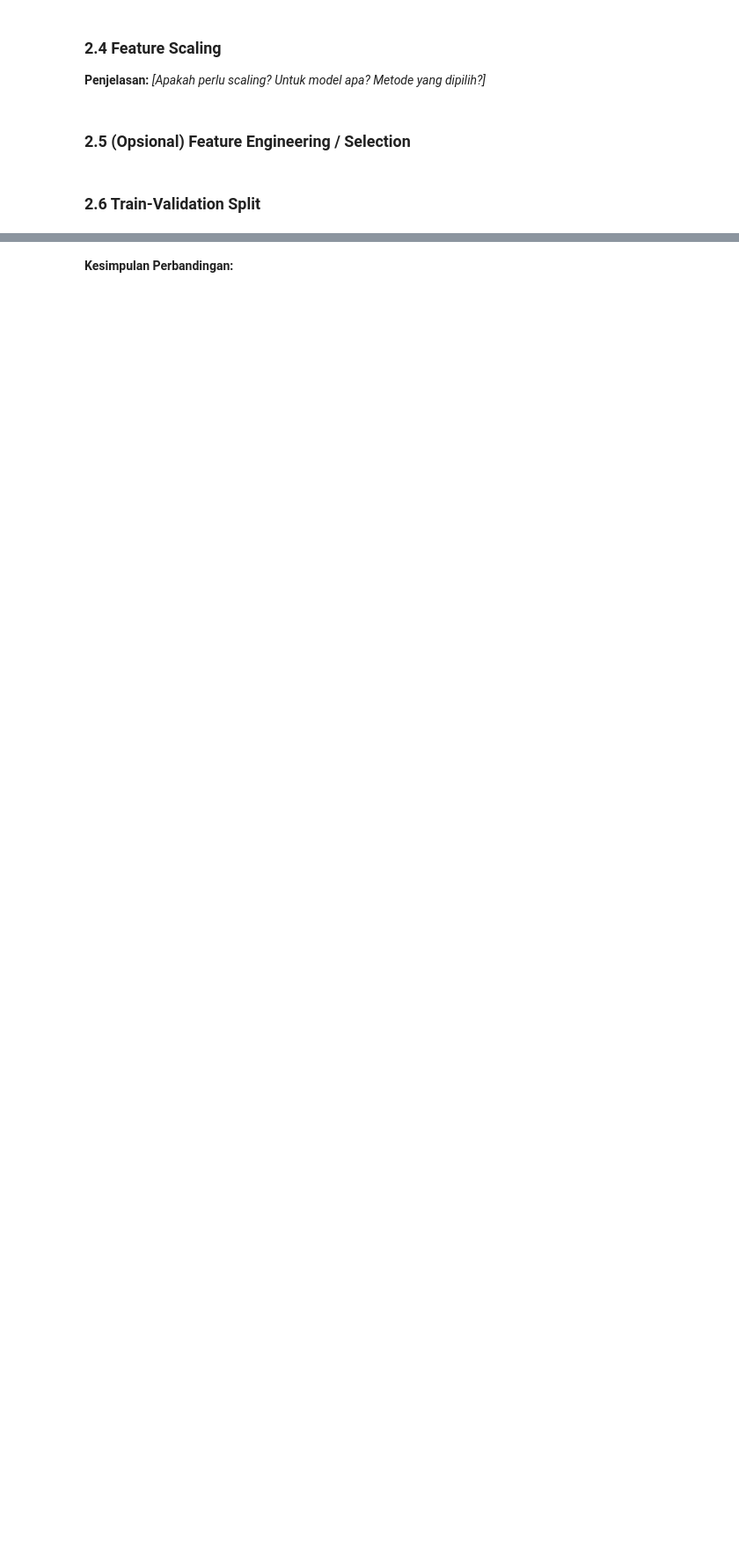
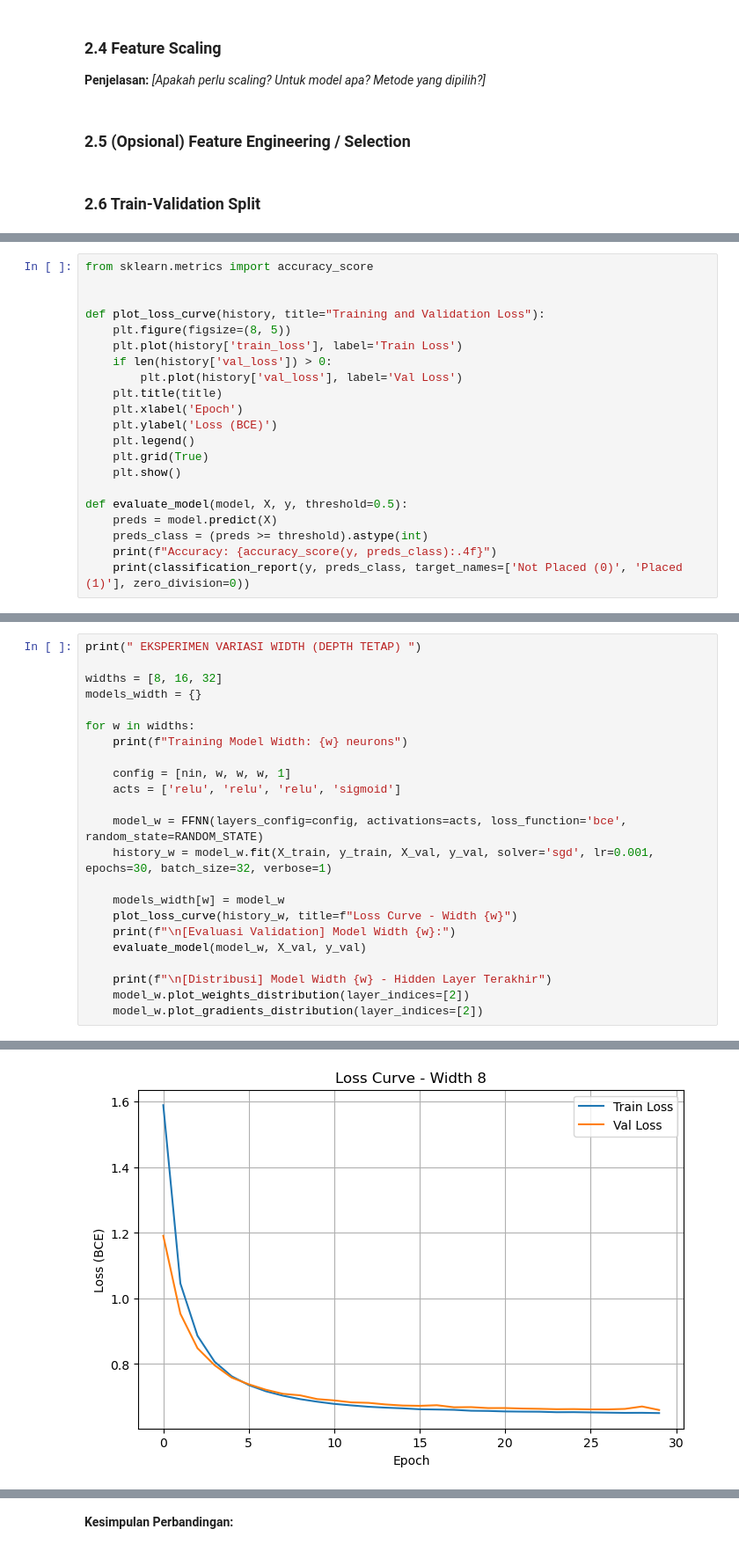
Before and after one commit to iammadsfq/Tubes1-ML-FFNN-G60, a Jupyter notebook: src/notebook.ipynb, the cells around one changed output, grey strips where cells are left out. Shown at 88% size. Saved outputs shown, nothing was run; the diff lists cells and outputs as text; blank space fills up the shorter version.

```diff
--- a/src/notebook.ipynb
+++ b/src/notebook.ipynb
@@ -306 +326,22 @@ def evaluate_model(model, X_val, y_val, model_name="Model"):
+# %%
+from sklearn.metrics import accuracy_score
+
+
+def plot_loss_curve(history, title="Training and Validation Loss"):
+    plt.figure(figsize=(8, 5))
+    plt.plot(history['train_loss'], label='Train Loss')
+    if len(history['val_loss']) > 0:
+        plt.plot(history['val_loss'], label='Val Loss')
+    plt.title(title)
+    plt.xlabel('Epoch')
+    plt.ylabel('Loss (BCE)')
+    plt.legend()
+    plt.grid(True)
+    plt.show()
+
+def evaluate_model(model, X, y, threshold=0.5):
+    preds = model.predict(X)
+    preds_class = (preds >= threshold).astype(int)
+    print(f"Accuracy: {accuracy_score(y, preds_class):.4f}")
+    print(classification_report(y, preds_class, target_names=['Not Placed (0)', 'Placed (1)'], zero_division=0))
 # %% [markdown]
@@ -349,0 +351,24 @@ weighted avg       0.75      0.75      0.75      2000
+# %%
+print(" EKSPERIMEN VARIASI WIDTH (DEPTH TETAP) ")
+
+widths = [8, 16, 32]
+models_width = {}
+
+for w in widths:
+    print(f"Training Model Width: {w} neurons")
+
+    config = [nin, w, w, w, 1]
+    acts = ['relu', 'relu', 'relu', 'sigmoid']
+
+    model_w = FFNN(layers_config=config, activations=acts, loss_function='bce', random_state=RANDOM_STATE)
+    history_w = model_w.fit(X_train, y_train, X_val, y_val, solver='sgd', lr=0.001, epochs=30, batch_size=32, verbose=1)
+
+    models_width[w] = model_w
+    plot_loss_curve(history_w, title=f"Loss Curve - Width {w}")
+    print(f"\n[Evaluasi Validation] Model Width {w}:")
+    evaluate_model(model_w, X_val, y_val)
+
+    print(f"\n[Distribusi] Model Width {w} - Hidden Layer Terakhir")
+    model_w.plot_weights_distribution(layer_indices=[2])
+    model_w.plot_gradients_distribution(layer_indices=[2])
+# %% [output]
@@ -349,0 +392 @@ weighted avg       0.75      0.75      0.75      2000
+[figure, added]
```
Also changed, not shown: parts of 43 cells of this notebook.
